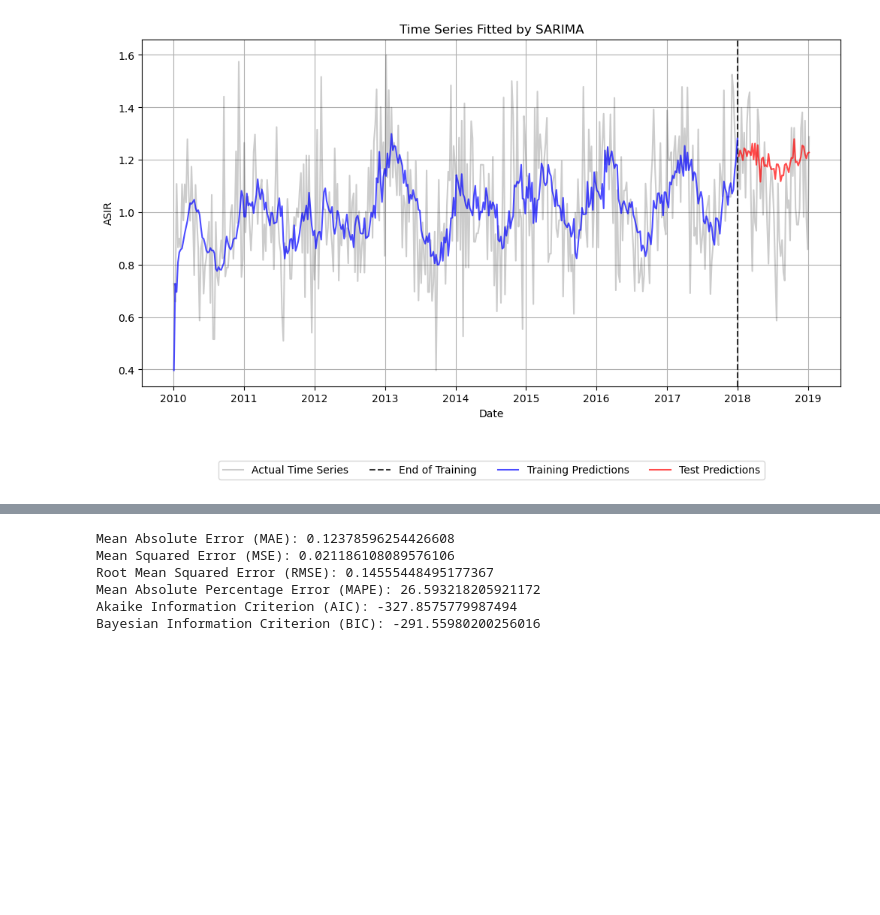
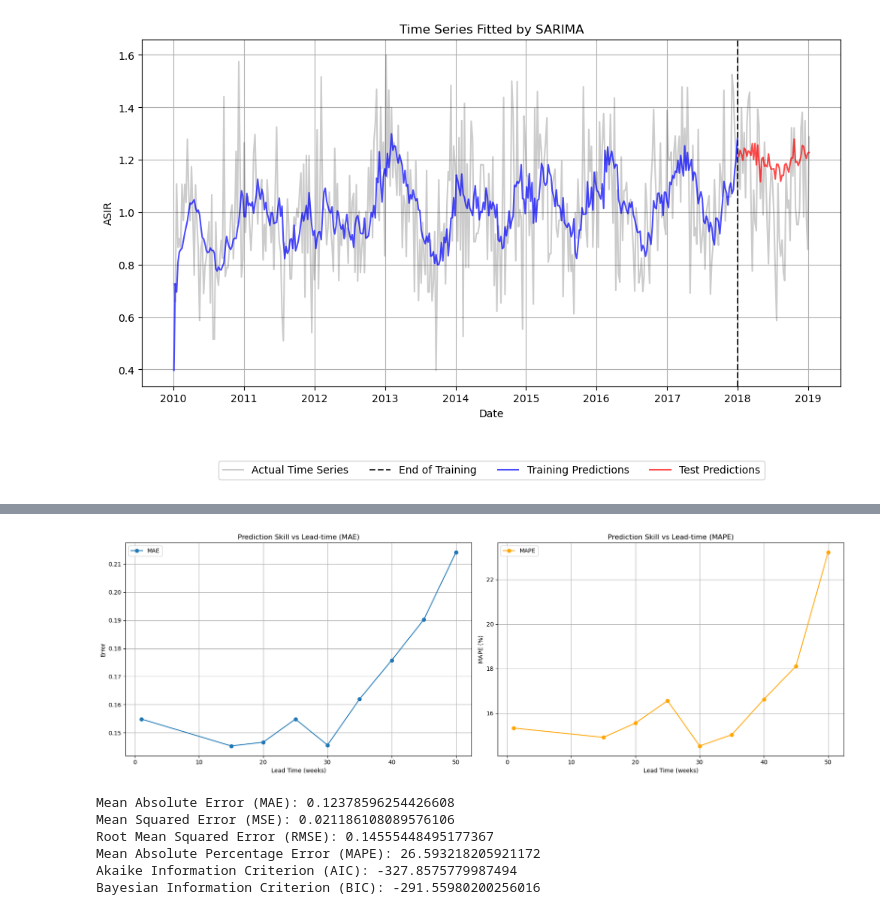
Before and after one commit to zemgabriela/Master_thesis, a Jupyter notebook: ARIMA_SARIMA_SARIMAX.ipynb, the cells around one changed output, grey strips where cells are left out. Drawn from its saved outputs; the diff is of its cells as text; code cells hidden in the pictures; blank space fills up the shorter version.

```diff
--- a/ARIMA_SARIMA_SARIMAX.ipynb
+++ b/ARIMA_SARIMA_SARIMAX.ipynb
@@ -462,3 +607,28 @@ plt.show()
+# %%
+fig, (ax1, ax2) = plt.subplots(1, 2, figsize=(18, 6))
+
+# Subfigure 1: MAE and RMSE
+ax1.plot(lead_times, mae_values, marker='o', label='MAE')
+#ax1.plot(lead_times, rmse_values, marker='o', label='RMSE')
+ax1.set_xlabel('Lead Time (weeks)')
+ax1.set_ylabel('Error')
+ax1.set_title('Prediction Skill vs Lead-time (MAE)')
+ax1.grid(True)
+ax1.legend()
+
+# Subfigure 2: MAPE
+ax2.plot(lead_times, mape_values, marker='o', label='MAPE', color='orange')
+ax2.set_xlabel('Lead Time (weeks)')
+ax2.set_ylabel('MAPE (%)')
+ax2.set_title('Prediction Skill vs Lead-time (MAPE)')
+ax2.grid(True)
+ax2.legend()
+
+plt.tight_layout()
+plt.savefig('plots/Prediction_skill_vs_lead_time_weekly.pdf', format='pdf', bbox_inches='tight')
+plt.show()
+# %% [output]
+[figure, added]
 # %%
 # # ===========  SARIMAX MODEL TUNING ============
 # class SARIMAXWrapper(BaseEstimator, RegressorMixin):
```
Also changed, not shown: parts of 3 cells of this notebook.
